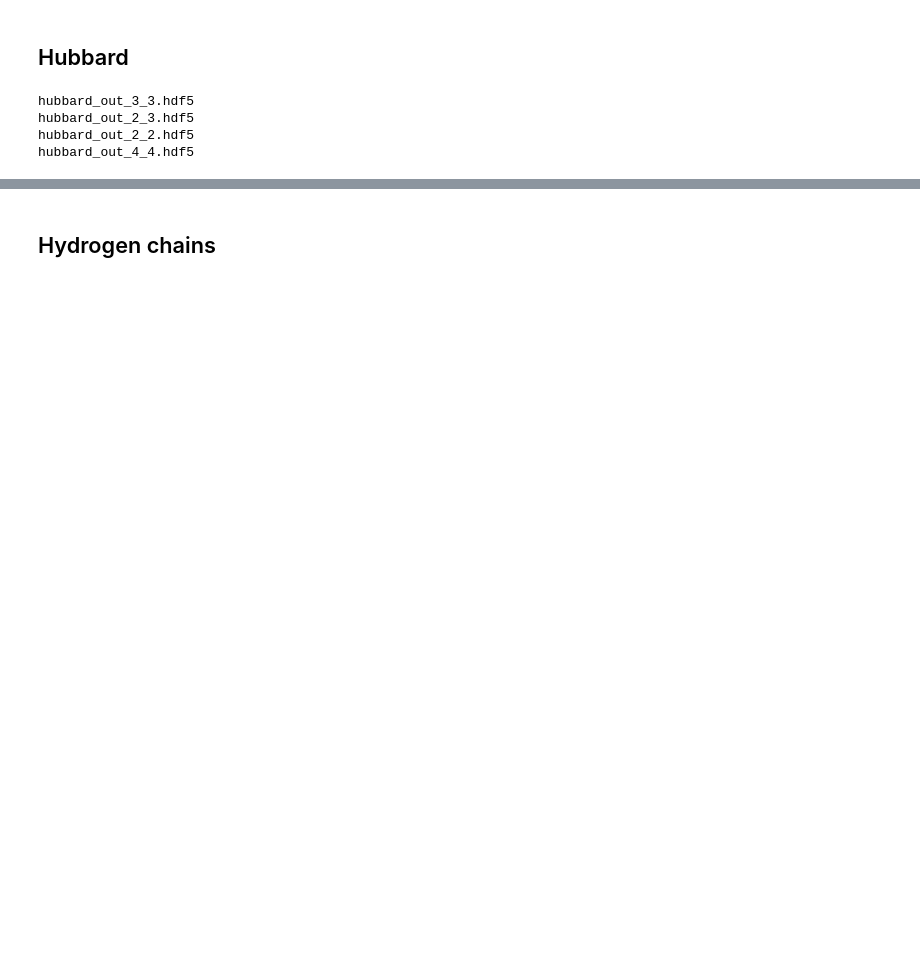
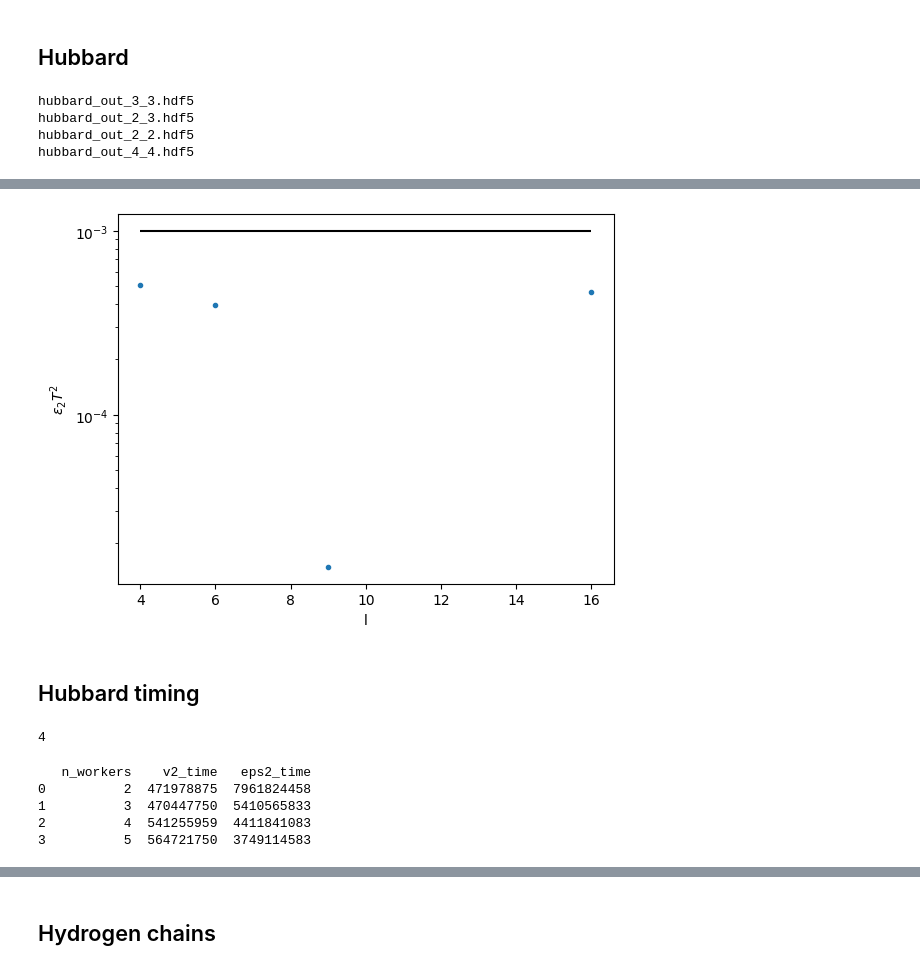
Before and after one commit to bdalfavero/qpe_resources, a Jupyter notebook: qpe_plots.ipynb, the cells around one changed output, grey strips where cells are left out. Drawn from its saved outputs; the diff is of its cells as text; code cells hidden in the pictures; blank space fills up the shorter version.

```diff
--- a/qpe_plots.ipynb
+++ b/qpe_plots.ipynb
@@ -66,0 +68,37 @@ ax2b.tick_params(axis="y", labelcolor=color)
+# %%
+df["single_step_err"] = df["eps2"] * (df["evol_time"] ** 2)
+# %%
+fig3, ax3 = plt.subplots()
+ax3.plot(df["size"], df["single_step_err"], '.')
+ax3.hlines(1e-3, np.min(df["size"]), np.max(df["size"]), colors="k")
+ax3.set_xlabel("l")
+ax3.set_ylabel(r"$\epsilon_2 T^2$")
+ax3.set_yscale("log")
+# %% [output]
+[figure, added]
+# %% [markdown]
+## Hubbard timing
+# %%
+data_dir = "data/hubbard_timing"
+all_files = os.listdir(data_dir)
+output_files = [f for f in all_files if "hdf" in f]
+print(len(output_files))
+# %% [output]
+4
+# %%
+records = []
+for fname in output_files:
+    f = h5py.File(f"{data_dir}/{fname}", "r")
+    v2_time = f["v2_time"][()]
+    eps2_time = f["eps2_time"][()]
+    n_workers = f["n_workers"][()]
+    f.close()
+    records.append((n_workers, v2_time, eps2_time))
+df = pd.DataFrame.from_records(records, columns=["n_workers", "v2_time", "eps2_time"])
+print(df.head())
+# %% [output]
+   n_workers    v2_time   eps2_time
+0          2  471978875  7961824458
+1          3  470447750  5410565833
+2          4  541255959  4411841083
+3          5  564721750  3749114583
```
Also changed, not shown: parts of 10 cells of this notebook, 2 other files.
